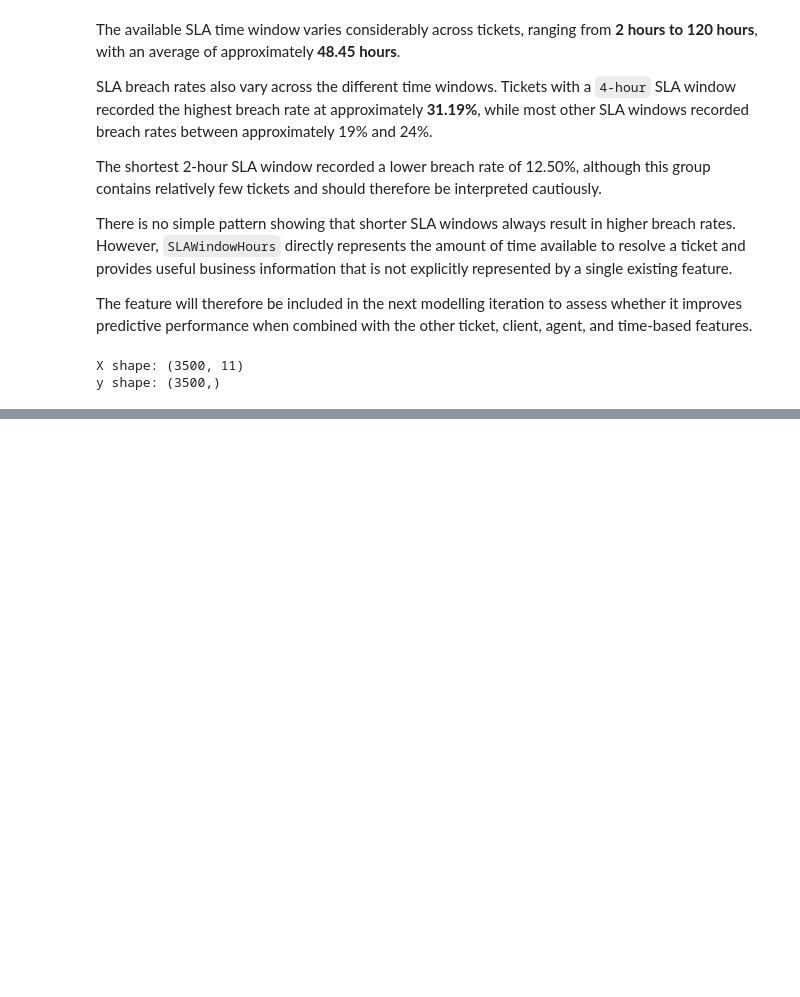
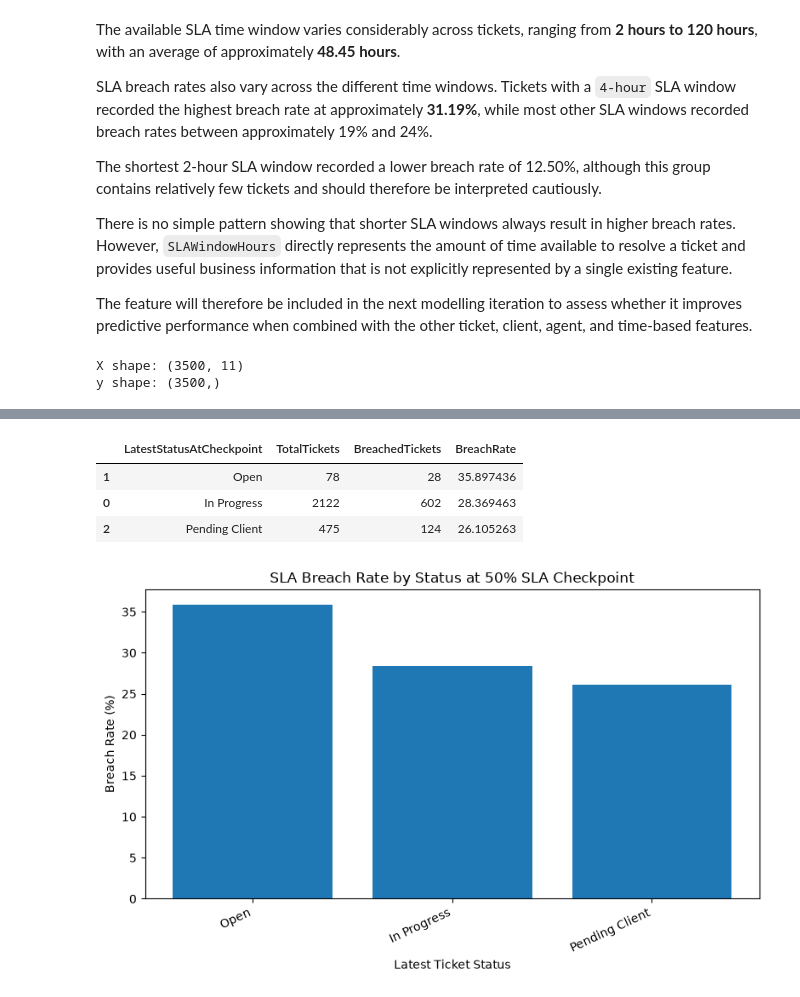
Before and after one commit to Oladelesofiyah/NorthBridge_SLA_Prediction, a Jupyter notebook: notebook/01_data_understanding.ipynb, the cells around one changed output, grey strips where cells are left out. Cells and saved outputs as stored; diff of their text form; code cells hidden in the pictures; blank space fills up the shorter version.

Commit message:
Add enhanced SLA breach model and explainability analysis

```diff
--- a/notebook/01_data_understanding.ipynb
+++ b/notebook/01_data_understanding.ipynb
@@ -1980,0 +3399,14 @@ y shape: (3500,)
+# %%
+# Find the first response event recorded for each ticket
+first_response = (
+    audit_ew[
+        audit_ew["ActionType"] == "Responded"
+    ]
+    .groupby("TicketID")["ActionAt"]
+    .min()
+    .rename("FirstResponseAtCheckpoint")
+    .reset_index()
+)
+
+# Preview the first-response information
+first_response.head()
@@ -1980,0 +3604,51 @@ y shape: (3500,)
+# %%
+# Calculate SLA breach statistics for each latest status
+status_summary = (
+    early_warning_model.groupby("LatestStatusAtCheckpoint")
+    .agg(
+        TotalTickets=("SLABreached", "count"),
+        BreachedTickets=("SLABreached", "sum"),
+        BreachRate=("SLABreached", "mean")
+    )
+    .reset_index()
+)
+
+# Convert the breach rate to percentage
+status_summary["BreachRate"] = (
+    status_summary["BreachRate"] * 100
+)
+
+# Sort from highest to lowest breach rate
+status_summary = status_summary.sort_values(
+    "BreachRate",
+    ascending=False
+)
+
+# Display the summary
+display(status_summary)
+
+# Plot SLA breach rate by latest status
+plt.figure(figsize=(8, 5))
+
+plt.bar(
+    status_summary["LatestStatusAtCheckpoint"],
+    status_summary["BreachRate"]
+)
+
+# Add chart labels
+plt.title("SLA Breach Rate by Status at 50% SLA Checkpoint")
+plt.xlabel("Latest Ticket Status")
+plt.ylabel("Breach Rate (%)")
+
+# Improve readability
+plt.xticks(rotation=25, ha="right")
+plt.tight_layout()
+
+# Display the chart
+plt.show()
+# %% [output]
+|  | LatestStatusAtCheckpoint | TotalTickets | BreachedTickets | BreachRate |
+| 1 | Open | 78 | 28 | 35.897436 |
+| 0 | In Progress | 2122 | 602 | 28.369463 |
+| 2 | Pending Client | 475 | 124 | 26.105263 |
+[figure, added]
```
Also changed, not shown: parts of 121 cells of this notebook, 2 other files.
